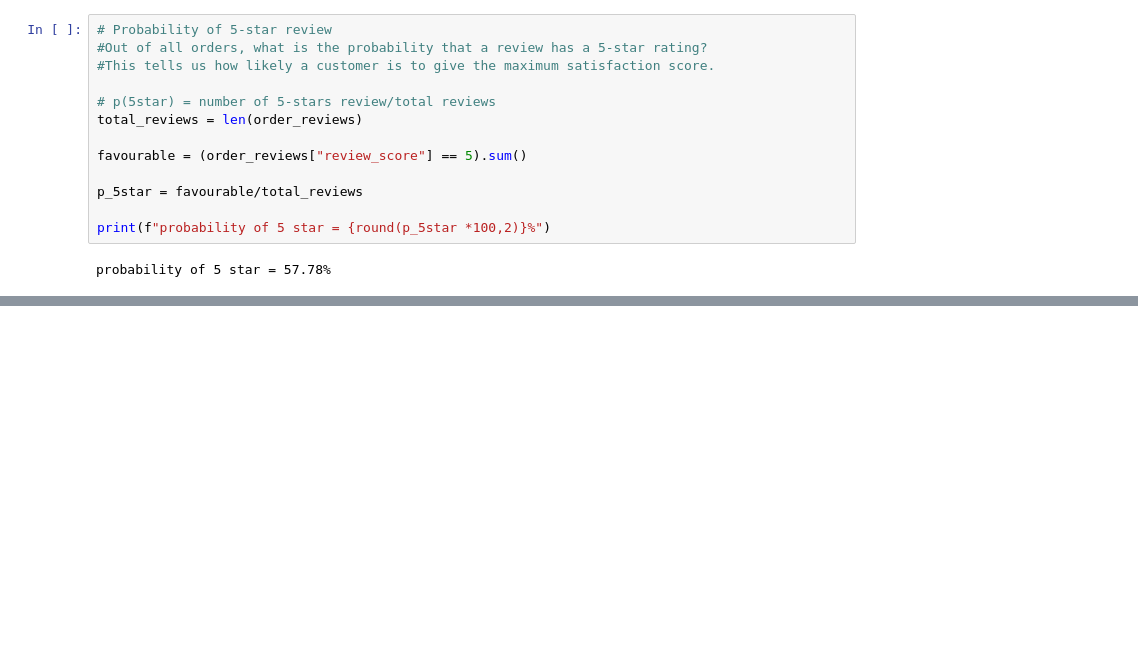
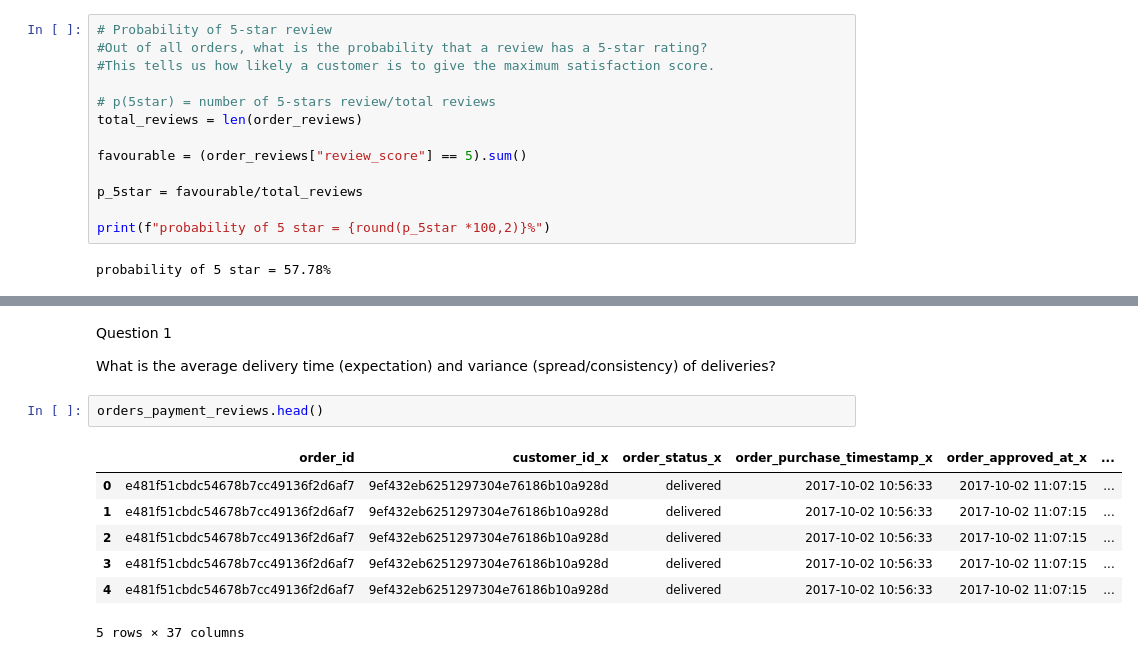
Before and after one commit to ADEOYE-MARY25/My_Task, a Jupyter notebook: Week_9/probability_work.ipynb, the cells around one changed output, grey strips where cells are left out. Cells and saved outputs as stored; diff of their text form; blank space fills up the shorter version.

```diff
--- a/Week_9/probability_work.ipynb
+++ b/Week_9/probability_work.ipynb
@@ -289,0 +522,14 @@ probability of 5 star = 57.78%
+# %% [markdown]
+Question 1
+
+What is the average delivery time (expectation) and variance (spread/consistency) of deliveries?
+# %%
+orders_payment_reviews.head()
+# %% [output]
+|  | order_id | customer_id_x | order_status_x | order_purchase_timestamp_x | order_approved_at_x | ... |
+| 0 | e481f51cbdc54678b7cc49136f2d6af7 | 9ef432eb6251297304e76186b10a928d | delivered | 2017-10-02 10:56:33 | 2017-10-02 11:07:15 | ... |
+| 1 | e481f51cbdc54678b7cc49136f2d6af7 | 9ef432eb6251297304e76186b10a928d | delivered | 2017-10-02 10:56:33 | 2017-10-02 11:07:15 | ... |
+| 2 | e481f51cbdc54678b7cc49136f2d6af7 | 9ef432eb6251297304e76186b10a928d | delivered | 2017-10-02 10:56:33 | 2017-10-02 11:07:15 | ... |
+| 3 | e481f51cbdc54678b7cc49136f2d6af7 | 9ef432eb6251297304e76186b10a928d | delivered | 2017-10-02 10:56:33 | 2017-10-02 11:07:15 | ... |
+| 4 | e481f51cbdc54678b7cc49136f2d6af7 | 9ef432eb6251297304e76186b10a928d | delivered | 2017-10-02 10:56:33 | 2017-10-02 11:07:15 | ... |
+5 rows × 37 columns
```
Also changed, not shown: parts of 24 cells of this notebook.
